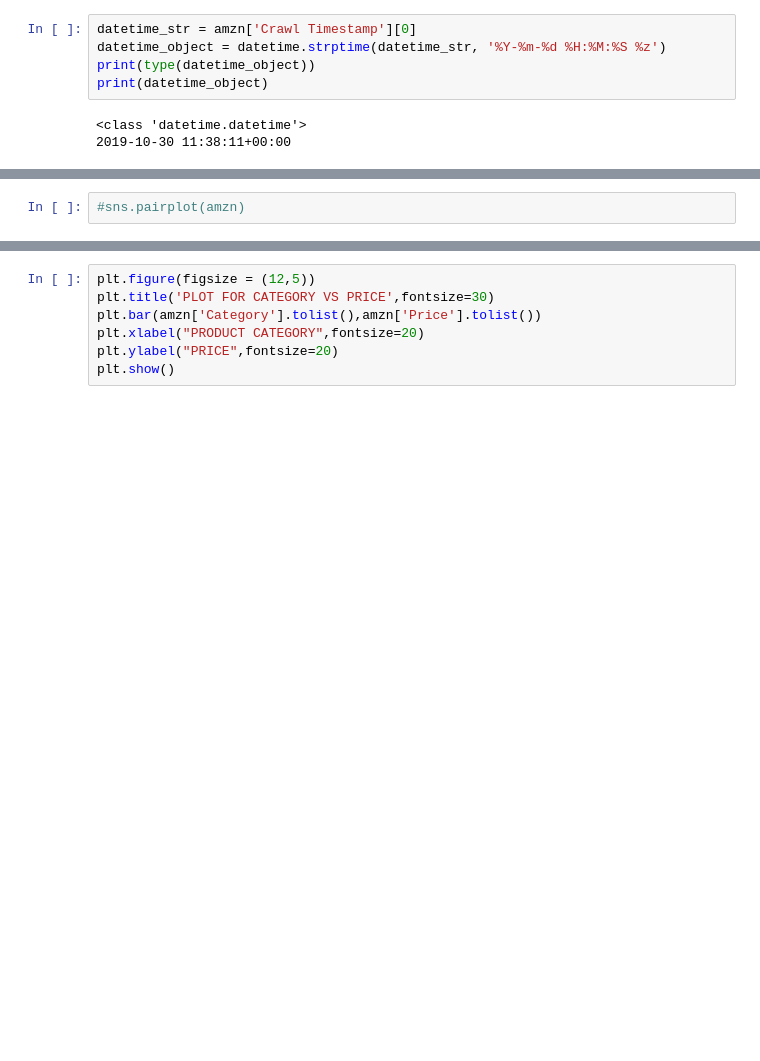
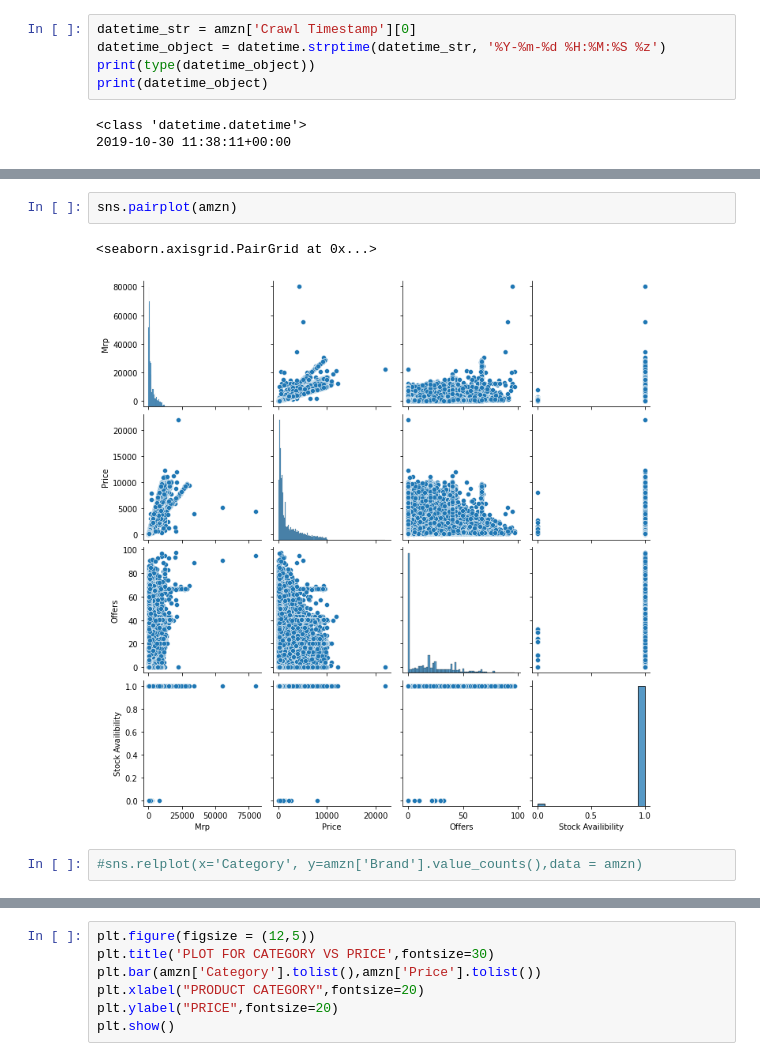
Before and after one commit to Abhishek4848/Amazon-product-listing-Analysis, a Jupyter notebook: AmazonDataAnalysis.ipynb, the cells around one changed output, grey strips where cells are left out. Saved outputs shown, nothing was run; the diff lists cells and outputs as text; blank space fills up the shorter version.

```diff
--- a/AmazonDataAnalysis.ipynb
+++ b/AmazonDataAnalysis.ipynb
@@ -369,2 +370,7 @@ amzn.corr()
 # %%
-#sns.pairplot(amzn)
+sns.pairplot(amzn)
+# %% [output]
+<seaborn.axisgrid.PairGrid at 0x...>
+[figure, added]
+# %%
+#sns.relplot(x='Category', y=amzn['Brand'].value_counts(),data = amzn)
```
Also changed, not shown: parts of 28 cells of this notebook.
